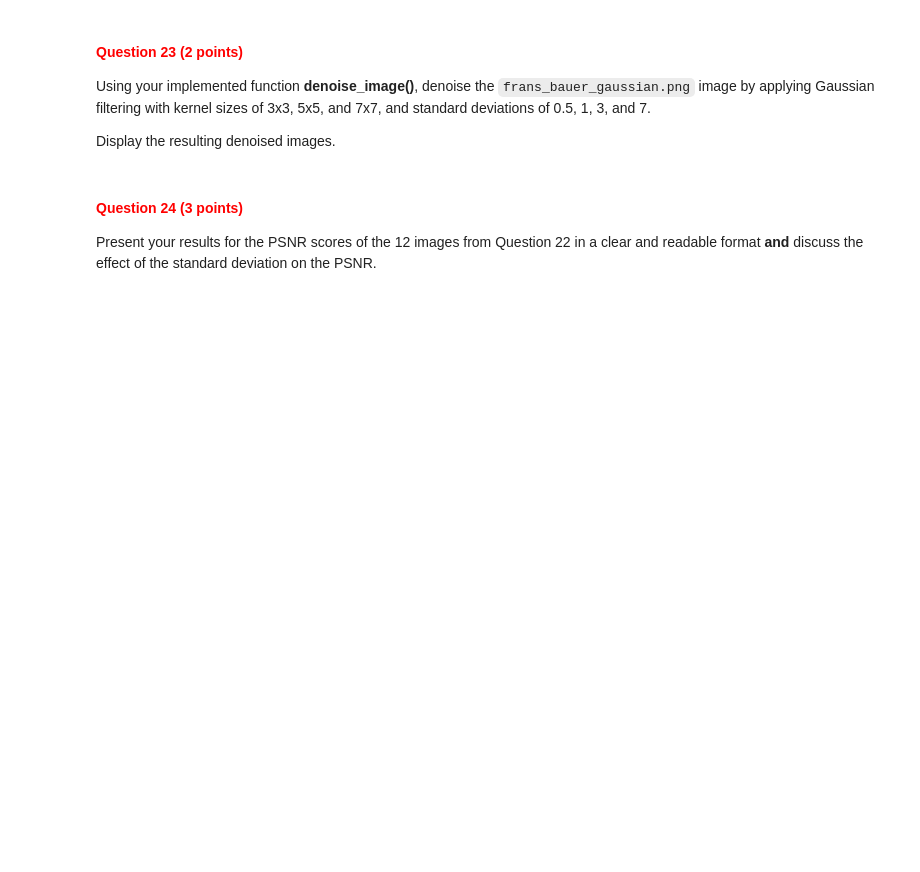
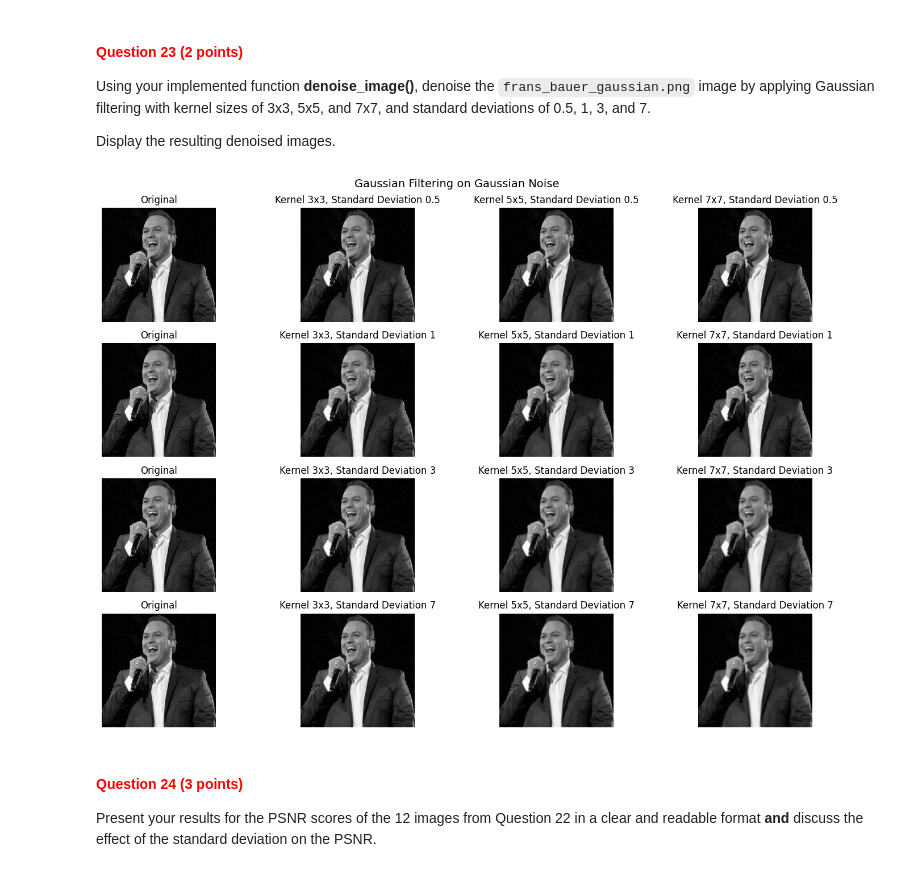
Before and after one commit to ipantelidis/cv1-lab-2, a Jupyter notebook: cv1-lab-2.ipynb, the cells around one changed output. Cells and saved outputs as stored; diff of their text form; code cells hidden in the pictures; blank space fills up the shorter version.

```diff
--- a/cv1-lab-2.ipynb
+++ b/cv1-lab-2.ipynb
@@ -745,3 +926,32 @@ Display the resulting denoised images.
+# %%
+# load the Gaussian image
+gaussian_img = cv2.imread("./images/frans_bauer_gaussian.png")
+
+kernel_sizes = [3, 5, 7]
+sd = [0.5, 1, 3, 7]
+
+# Set up the figure
+fig, axes = plt.subplots(len(sd), len(kernel_sizes) + 1, figsize=(15, 10))
+fig.suptitle("Gaussian Filtering on Gaussian Noise", fontsize=14)
+
+# we show the original image in the first column of each row
+for i, sigma in enumerate(sd):
+    axes[i, 0].imshow(gaussian_img, cmap='gray', vmin=0, vmax=255)
+    axes[i, 0].set_title(f"Original")
+    axes[i, 0].axis('off')
+
+# we apply Gaussian filtering for each kernel size and sigma
+for i, sigma in enumerate(sd):
+    for j, k in enumerate(kernel_sizes):
+        denoised = denoise_image(gaussian_img, kernel_type='gaussian', kernel_size=k, sigma=sigma)
+        axes[i, j+1].imshow(denoised, cmap='gray', vmin=0, vmax=255)
+        axes[i, j+1].set_title(f"Kernel {k}x{k}, Standard Deviation {sigma}")
+        axes[i, j+1].axis('off')
+
+plt.tight_layout()
+plt.show()
+# %% [output]
+[figure, added]
 # %% [markdown]
 <a id="question-24"></a>
 #### <font color='#FF0000'>Question 24 (3 points)</font>
```
Also changed, not shown: parts of 26 cells of this notebook, 1 other file.
